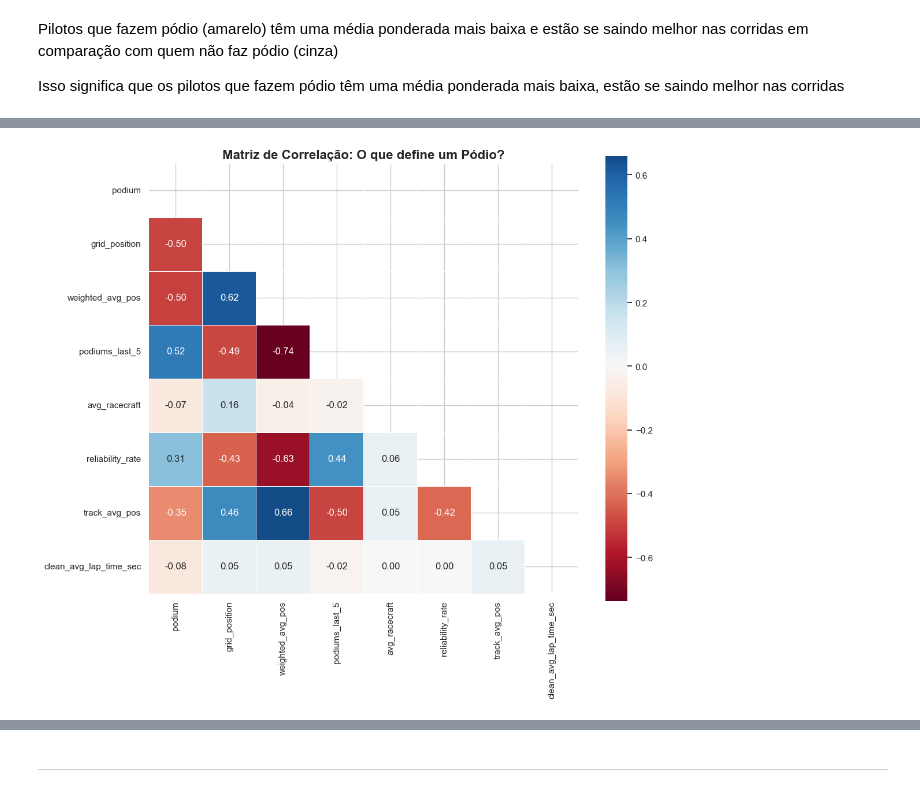
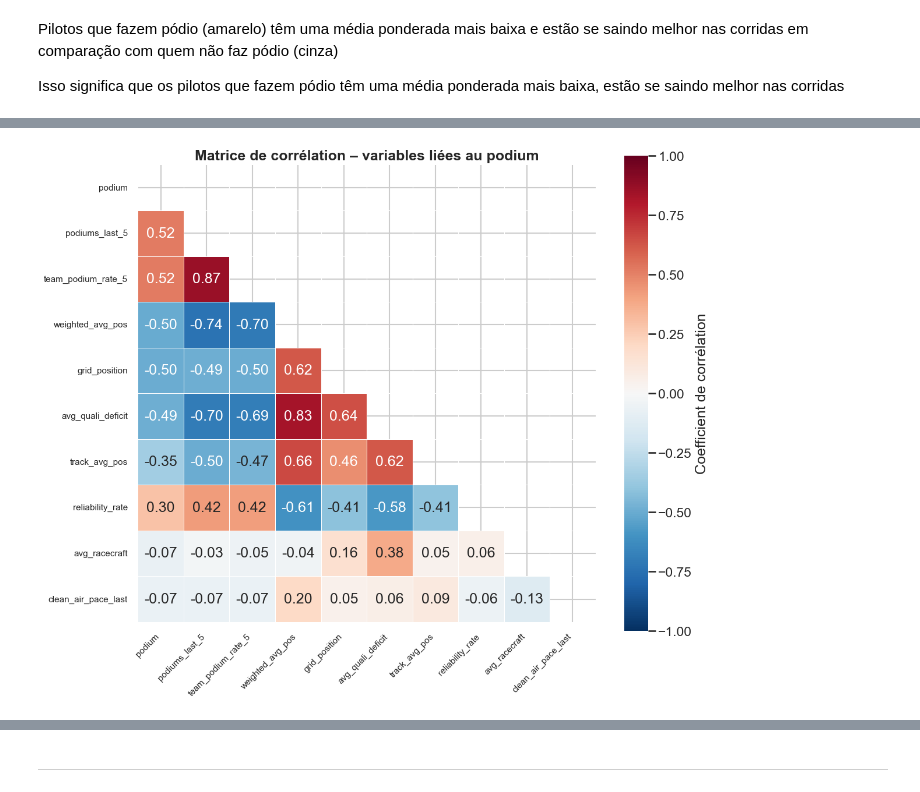
Before and after one commit to thaliaramoss/f1-pred, a Jupyter notebook: eda_t.ipynb, the cells around one changed output, grey strips where cells are left out. Saved outputs shown, nothing was run; the diff lists cells and outputs as text; code cells hidden in the pictures.

Commit message:
eda e selecao de modelos  melhorados

```diff
--- a/eda_t.ipynb
+++ b/eda_t.ipynb
@@ -395,19 +735,0 @@ plt.show()
-# %%
-# Gráfico A: Boxplot de Forma Ponderada
-fig, axes = plt.subplots(1, 2, figsize=(18, 8))
-# Garantir que a coluna 'podium' é do tipo inteiro
-df['podium'] = df['podium'].astype(int)
-
-# Gráfico A: Boxplot de Forma Ponderada
-sns.boxplot(x='podium', y='weighted_avg_pos', data=df, ax=axes[0], palette={0: "lightgray", 1: "gold"}, hue='podium')
-axes[0].set_title('Impacto da Forma Recente (Weighted Avg)', weight='bold')
-axes[0].set_xlabel('Fez Pódio Hoje?')
-axes[0].set_ylabel('Média Ponderada Histórica (Menor é Melhor)')
-
-# Gráfico B: Densidade de Pódios Recentes
-sns.kdeplot(data=df, x='podiums_last_5', hue='podium', fill=True, common_norm=False, palette="crest", ax=axes[1])
-axes[1].set_title('Inércia de Vitória: Pódios Recentes vs Resultado Hoje', weight='bold')
-axes[1].set_xlabel('Nº de Pódios nas últimas 5 corridas')
-
-plt.tight_layout()
-plt.show()
@@ -461,26 +756,53 @@ plt.show()
 # %%
 plt.figure(figsize=(12, 10))
 
-# Selecionar apenas colunas numéricas de interesse
 cols_corr = [
+    'grid_position',          # Posição de largada
+    'podiums_last_5',         # Momentum (Pódios recentes)
+    'weighted_avg_pos',       # Forma Recente Ponderada
+    'avg_racecraft',          # Habilidade de recuperação
+    'reliability_rate',       # Confiabilidade
+    'track_avg_pos',          # Especialista na pista
+    'clean_air_pace_last',    # Ritmo puro na última corrida
+    'avg_quali_deficit',      # Habilidade de classificação média
+    'team_podium_rate_5',
     'podium',
-    'grid_position',
-    'weighted_avg_pos',
-    'podiums_last_5',
-    'avg_racecraft',
-    'reliability_rate',
-    'track_avg_pos',
-    'clean_avg_lap_time_sec' # Só para checar se tempo bruto ajuda (spoiler: não muito)
 ]
 
 corr = df[cols_corr].corr()
 
-# Máscara para ocultar a parte superior (duplicada)
+order = corr['podium'].abs().sort_values(ascending=False).index
+corr = corr.loc[order, order]
+
 mask = np.triu(np.ones_like(corr, dtype=bool))
 
-sns.heatmap(corr, mask=mask, annot=True, fmt=".2f", cmap='RdBu', center=0, square=True, linewidths=.5)
-plt.title('Matriz de Correlação: O que define um Pódio?', fontsize=16, weight='bold')
+plt.gcf().patch.set_facecolor('white')
+ax = sns.heatmap(
+    corr,
+    mask=mask,
+    annot=True,
+    fmt=".2f",
+    cmap='RdBu_r',
+    vmin=-1, vmax=1,
+    center=0,
+    square=True,
+    linewidths=.5,
+    linecolor='white',
+    cbar_kws={'label': 'Coefficient de corrélation'}
+)
 
+plt.title(
+    "Matrice de corrélation – variables liées au podium",
+    fontsize=18,
+    weight='bold'
+)
+
+plt.xticks(rotation=45, ha='right')
+plt.yticks(rotation=0)
+
+ax.tick_params(axis='both', labelsize=11)
+
+plt.tight_layout()
 plt.show()
 # %% [output]
-[figure, old version]
+[figure, new version]
```
Also changed, not shown: parts of 47 cells of this notebook, 10 other files.
